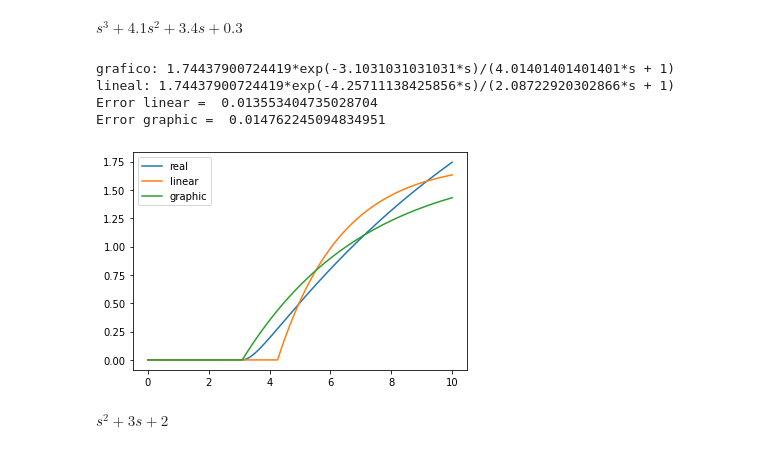
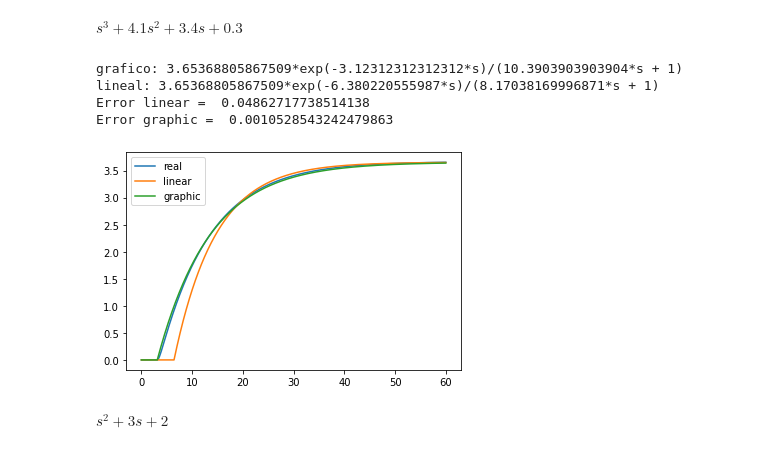
Before and after one commit to shpotes/modelacion-experimental, a Jupyter notebook: notebooks/metodos-no-parametricos/punto1.ipynb, the cells around one changed output. Cells and saved outputs as stored; diff of their text form; code cells hidden in the pictures.

```diff
--- a/notebooks/metodos-no-parametricos/punto1.ipynb
+++ b/notebooks/metodos-no-parametricos/punto1.ipynb
@@ -24,11 +23,16 @@ def punto_uno(model, **kwargs):
     print(f'grafico: {graphic["equation"]}')
     print(f'lineal: {linear["equation"]}')
 
+    if 'simulation_parameters' in kwargs:
+        sim_kwargs = kwargs['simulation_parameters']
+    else:
+        sim_kwargs = {}
+
     compare_models({
         'real': model,
         'linear': linear['model'],
         'graphic': graphic['model']
-    })
+    }, **sim_kwargs)
 # %%
 # 1.a
 model = ContinuousModel([2], [1, 4])
@@ -82,13 +93,16 @@ sy.expand((s + 0.1) * (s + 1) * (s + 3), s)
 $\displaystyle s^{3} + 4.1 s^{2} + 3.4 s + 0.3$
 # %%
 model = ContinuousModel([1, 1.1], [1, 4.1, 3.4, 0.3], delay=3.1)
-punto_uno(model)
+punto_uno(
+    model,
+    simulation_parameters={'time': np.linspace(0, 60, 1000)}
+)
 # %% [output]
-grafico: 1.74437900724419*exp(-3.1031031031031*s)/(4.01401401401401*s + 1)
-lineal: 1.74437900724419*exp(-4.25711138425856*s)/(2.08722920302866*s + 1)
-Error linear =  0.013553404735028704
-Error graphic =  0.014762245094834951
+grafico: 3.65368805867509*exp(-3.12312312312312*s)/(10.3903903903904*s + 1)
+lineal: 3.65368805867509*exp(-6.380220555987*s)/(8.17038169996871*s + 1)
+Error linear =  0.04862717738514138
+Error graphic =  0.0010528543242479863
-[figure, old version]
+[figure, new version]
 # %%
 s = sy.symbols('s')
 sy.expand((s + 1) * (s + 2), s)
```
Also changed, not shown: parts of 5 cells of this notebook, 1 other file.
